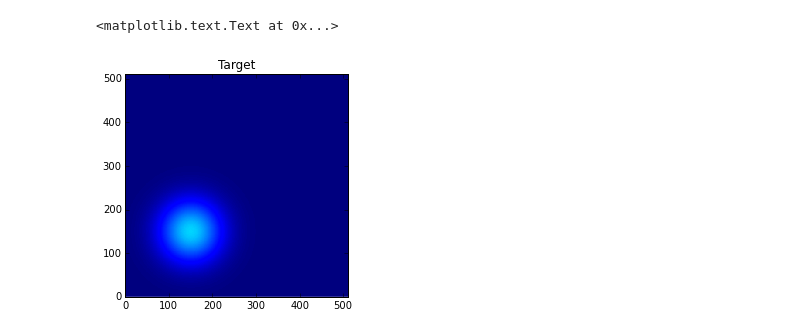
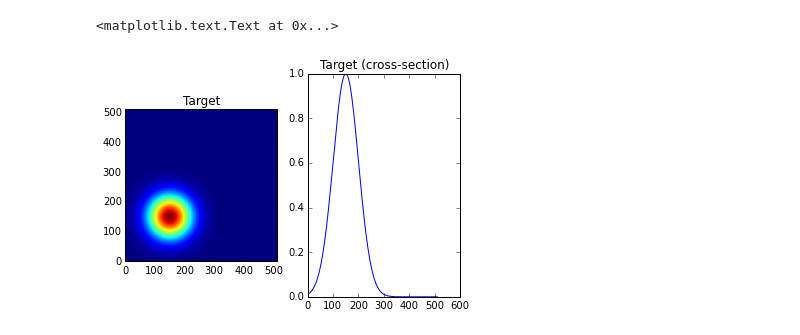
Before and after one commit to sjdenny/slm-theano, a Jupyter notebook: Example 1.ipynb, the cells around one changed output. Saved outputs shown, nothing was run; the diff lists cells and outputs as text; code cells hidden in the pictures.

```diff
--- a/Example 1.ipynb
+++ b/Example 1.ipynb
@@ -7,31 +27,33 @@ An example to demonstrate use of the theano-based gradient descent code.
 # %%
 import matplotlib.pyplot as plt
 import numpy as np
+import theano
 
 %matplotlib inline
 
 def make_target(n, x0, w):
     """
     Create a target intensity size n x n, consisting of a Gaussian centred
     on x0, with width w.
     """
     x = np.array(range(n)) * 1.
     X, Y = np.meshgrid(x, x)
 
-    target = np.exp(-(np.power(X-x0[0],2) + np.power(Y-x0[1],2))/(2*w**2))
+    target = np.exp(-(np.power(X-x0[0],2) + np.power(Y-x0[1],2))/(2*w**2)).astype(theano.config.floatX)
     return target
 
 N = 256         # size of SLM is NxN
 target = make_target(2*N, x0=(150, 150), w=50);
 np.savetxt('slm_target1.txt', target)
 
 plot_args = {'extent':[0, 2*N, 0, 2*N],
              'interpolation':'None',
              'origin': 'lower'}
-fig = plt.figure()
-ax = fig.gca()
-ax.imshow(target, vmin=0, vmax=3, **plot_args)
-ax.set_title('Target')
+fig, axes = plt.subplots(ncols=2)
+axes[0].imshow(target, vmin=0, vmax=1, **plot_args)
+axes[0].set_title('Target')
+axes[1].plot(target[150,:])
+axes[1].set_title('Target (cross-section)')
 # %% [output]
 <matplotlib.text.Text at 0x...>
-[figure, old version]
+[figure, new version]
```
Also changed, not shown: parts of 6 cells of this notebook, 1 other file.
